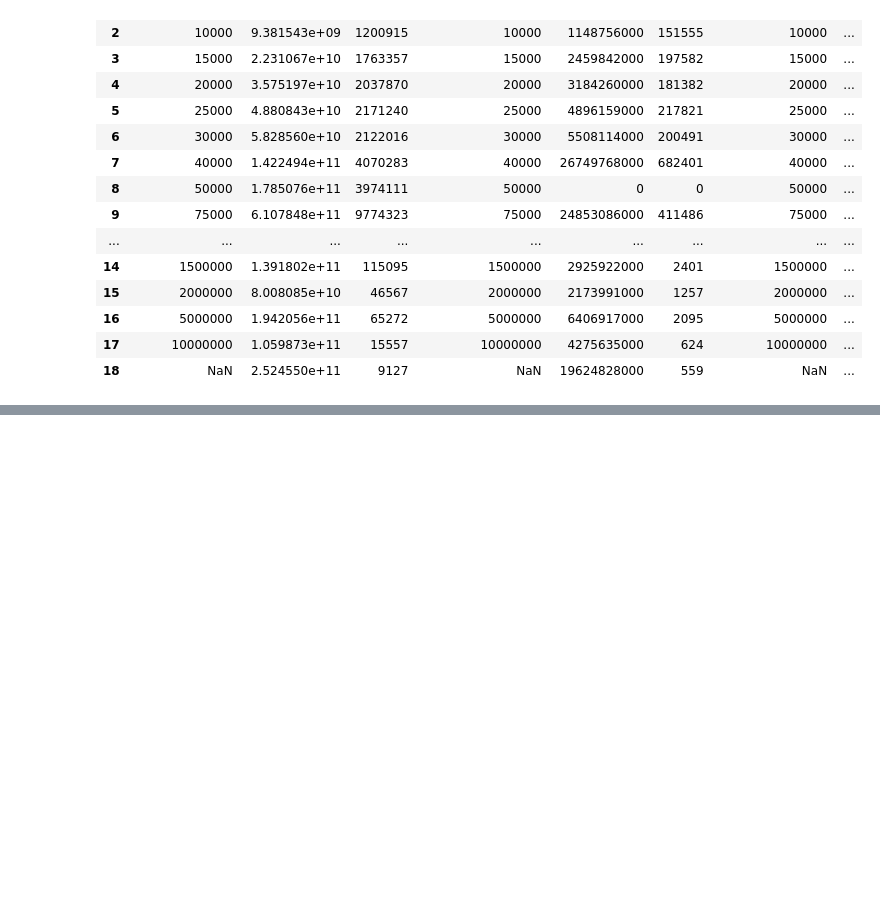
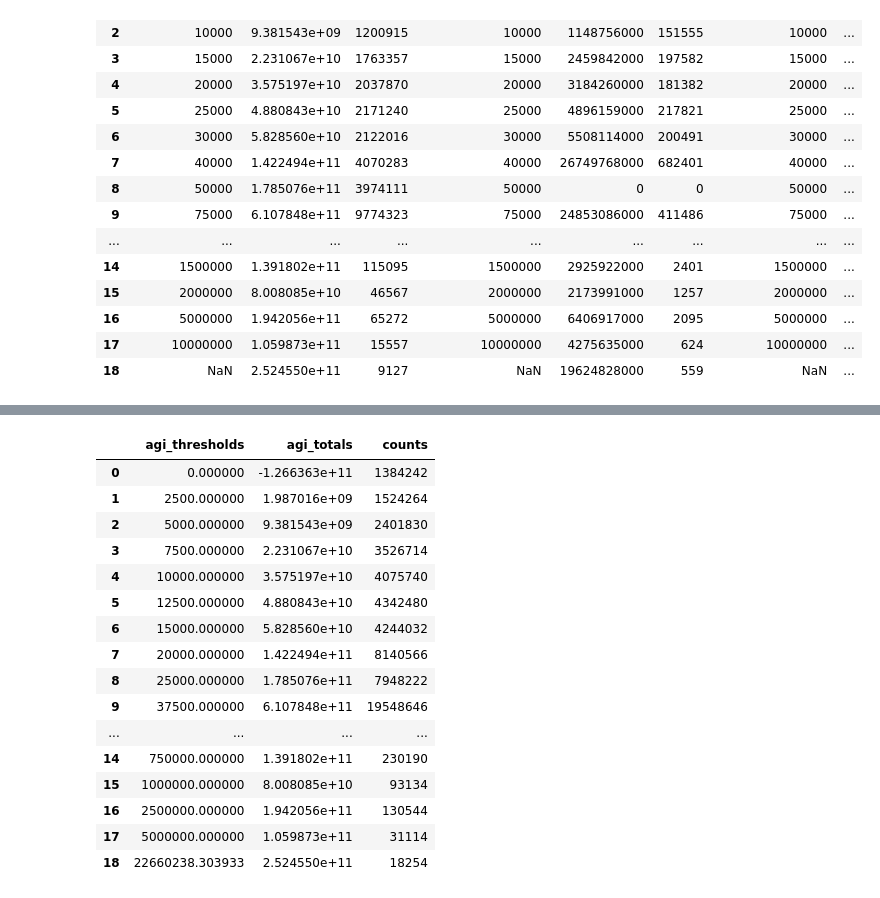
Before and after one commit to CMU-CREATE-Lab/underemployment, a Jupyter notebook: IRS Income Histogram.ipynb, the cells around one changed output, grey strips where cells are left out. Saved outputs shown, nothing was run; the diff lists cells and outputs as text; code cells hidden in the pictures; blank space fills up the shorter version.

```diff
--- a/IRS Income Histogram.ipynb
+++ b/IRS Income Histogram.ipynb
@@ -230,0 +222,20 @@ yearv3
+# %%
+yearv3["married_joint"]
+# %% [output]
+|  | agi_thresholds | agi_totals | counts |
+| 0 | 0.000000 | -1.266363e+11 | 1384242 |
+| 1 | 2500.000000 | 1.987016e+09 | 1524264 |
+| 2 | 5000.000000 | 9.381543e+09 | 2401830 |
+| 3 | 7500.000000 | 2.231067e+10 | 3526714 |
+| 4 | 10000.000000 | 3.575197e+10 | 4075740 |
+| 5 | 12500.000000 | 4.880843e+10 | 4342480 |
+| 6 | 15000.000000 | 5.828560e+10 | 4244032 |
+| 7 | 20000.000000 | 1.422494e+11 | 8140566 |
+| 8 | 25000.000000 | 1.785076e+11 | 7948222 |
+| 9 | 37500.000000 | 6.107848e+11 | 19548646 |
+| ... | ... | ... | ... |
+| 14 | 750000.000000 | 1.391802e+11 | 230190 |
+| 15 | 1000000.000000 | 8.008085e+10 | 93134 |
+| 16 | 2500000.000000 | 1.942056e+11 | 130544 |
+| 17 | 5000000.000000 | 1.059873e+11 | 31114 |
+| 18 | 22660238.303933 | 2.524550e+11 | 18254 |
```
Also changed, not shown: parts of 7 cells of this notebook.
